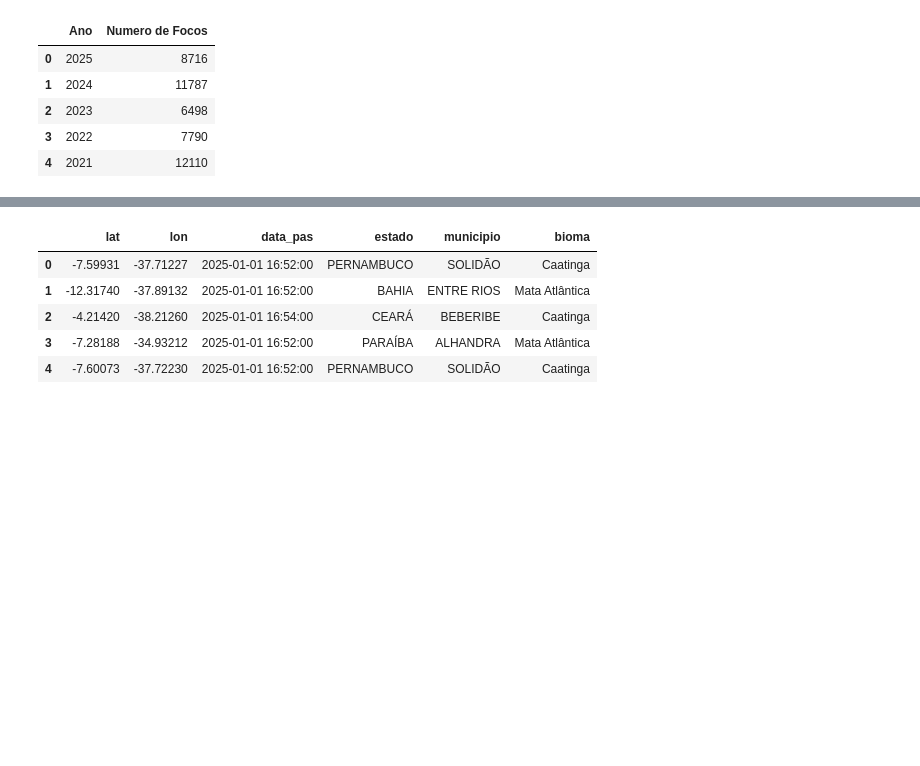
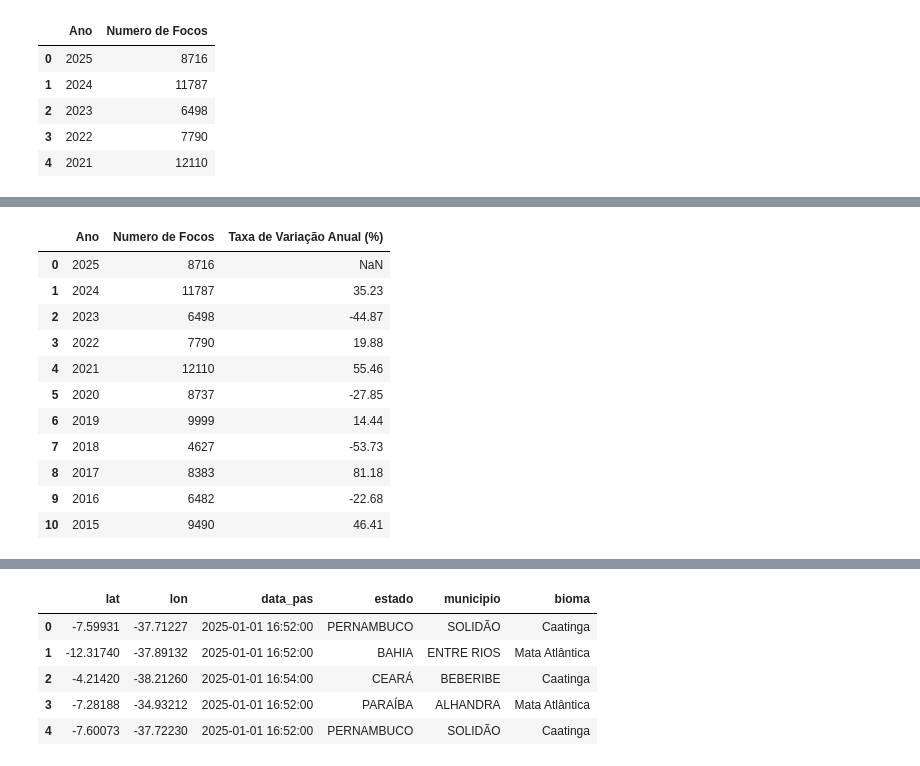
Before and after one commit to jvrezendem/analiseIncendioBR, a Jupyter notebook: notebooks/serieHistorica.ipynb, the cells around one changed output, grey strips where cells are left out. Cells and saved outputs as stored; diff of their text form; code cells hidden in the pictures; blank space fills up the shorter version.

```diff
--- a/notebooks/serieHistorica.ipynb
+++ b/notebooks/serieHistorica.ipynb
@@ -66,0 +267,21 @@ plt.show()
+# %%
+database = pd.read_csv("../data/processed/numero_focos_mg_ref_2015-2025.csv", sep=",")
+
+#indicador de taxa de variacao anual do numero de focos de incendio
+database["Taxa de Variação Anual (%)"] = (database["Numero de Focos"].pct_change() * 100).round(2)
+database = database.drop("Unnamed: 0", axis=1)
+
+database.head(11)
+# %% [output]
+|  | Ano | Numero de Focos | Taxa de Variação Anual (%) |
+| 0 | 2025 | 8716 | NaN |
+| 1 | 2024 | 11787 | 35.23 |
+| 2 | 2023 | 6498 | -44.87 |
+| 3 | 2022 | 7790 | 19.88 |
+| 4 | 2021 | 12110 | 55.46 |
+| 5 | 2020 | 8737 | -27.85 |
+| 6 | 2019 | 9999 | 14.44 |
+| 7 | 2018 | 4627 | -53.73 |
+| 8 | 2017 | 8383 | 81.18 |
+| 9 | 2016 | 6482 | -22.68 |
+| 10 | 2015 | 9490 | 46.41 |
```
Also changed, not shown: parts of 14 cells of this notebook.
